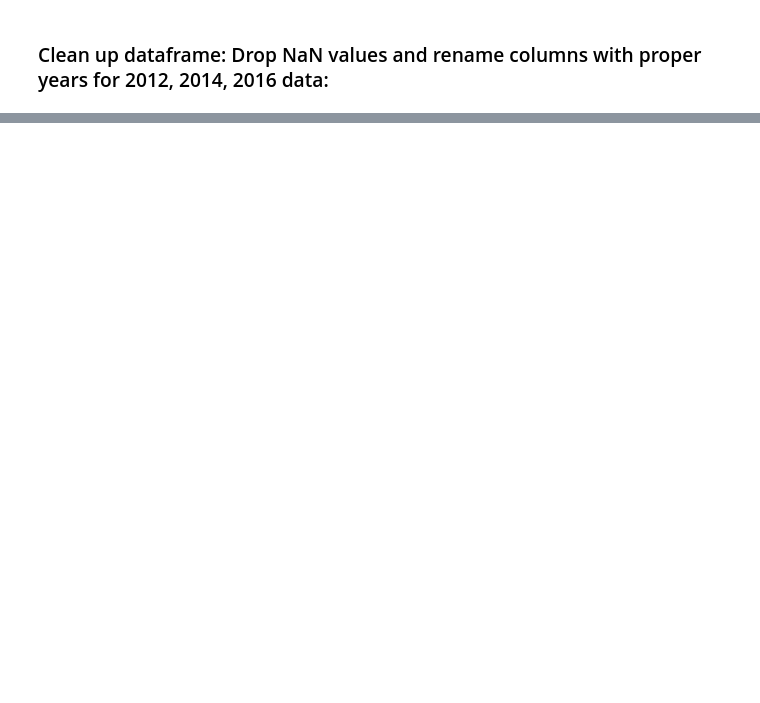
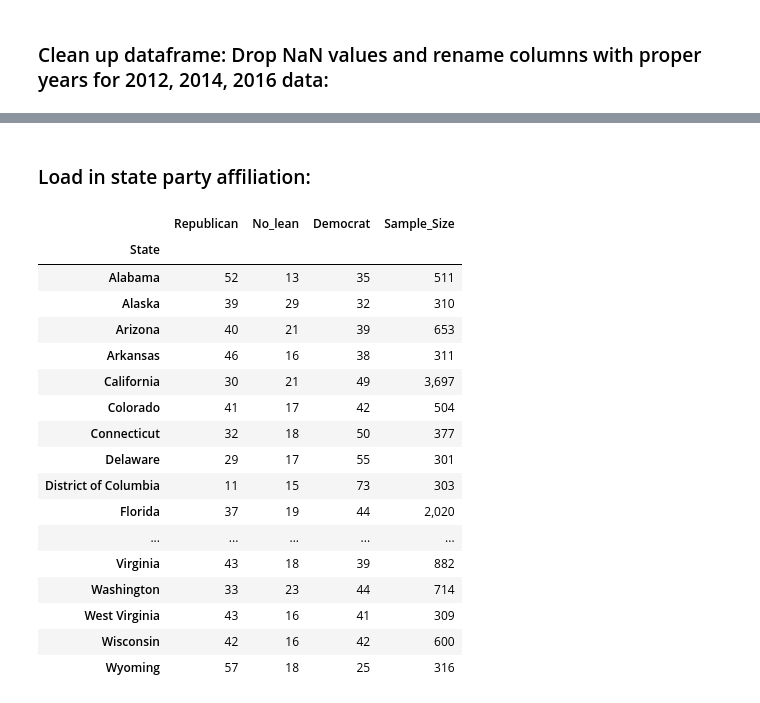
Before and after one commit to pjsimmon/COGS108_Repo, a Jupyter notebook: Simmons_Data_Wrangling.ipynb, the cells around one changed output, grey strips where cells are left out. Cells and saved outputs as stored; diff of their text form; code cells hidden in the pictures; blank space fills up the shorter version.

```diff
--- a/Simmons_Data_Wrangling.ipynb
+++ b/Simmons_Data_Wrangling.ipynb
@@ -102,0 +166,29 @@ df_CO2_state
+# %% [markdown]
+### Load in state party affiliation:
+# %%
+df_party_state = pd.read_csv("Datasets/State_Party_Affiliation_2014.csv")
+df_party_state = df_party_state.set_index("State")
+df_party_state.columns=["Republican", "No_lean", "Democrat", "Sample_Size"]
+df_party_state.Republican = df_party_state.Republican.apply(lambda x: x.replace('%',''))
+df_party_state.No_lean = df_party_state.No_lean.apply(lambda x: x.replace('%',''))
+df_party_state.Democrat = df_party_state.Democrat.apply(lambda x: x.replace('%',''))
+df_party_state
+# %% [output]
+|  | Republican | No_lean | Democrat | Sample_Size |
+| State |  |  |  |  |
+| Alabama | 52 | 13 | 35 | 511 |
+| Alaska | 39 | 29 | 32 | 310 |
+| Arizona | 40 | 21 | 39 | 653 |
+| Arkansas | 46 | 16 | 38 | 311 |
+| California | 30 | 21 | 49 | 3,697 |
+| Colorado | 41 | 17 | 42 | 504 |
+| Connecticut | 32 | 18 | 50 | 377 |
+| Delaware | 29 | 17 | 55 | 301 |
+| District of Columbia | 11 | 15 | 73 | 303 |
+| Florida | 37 | 19 | 44 | 2,020 |
+| ... | ... | ... | ... | ... |
+| Virginia | 43 | 18 | 39 | 882 |
+| Washington | 33 | 23 | 44 | 714 |
+| West Virginia | 43 | 16 | 41 | 309 |
+| Wisconsin | 42 | 16 | 42 | 600 |
+| Wyoming | 57 | 18 | 25 | 316 |
```
Also changed, not shown: parts of 12 cells of this notebook.
